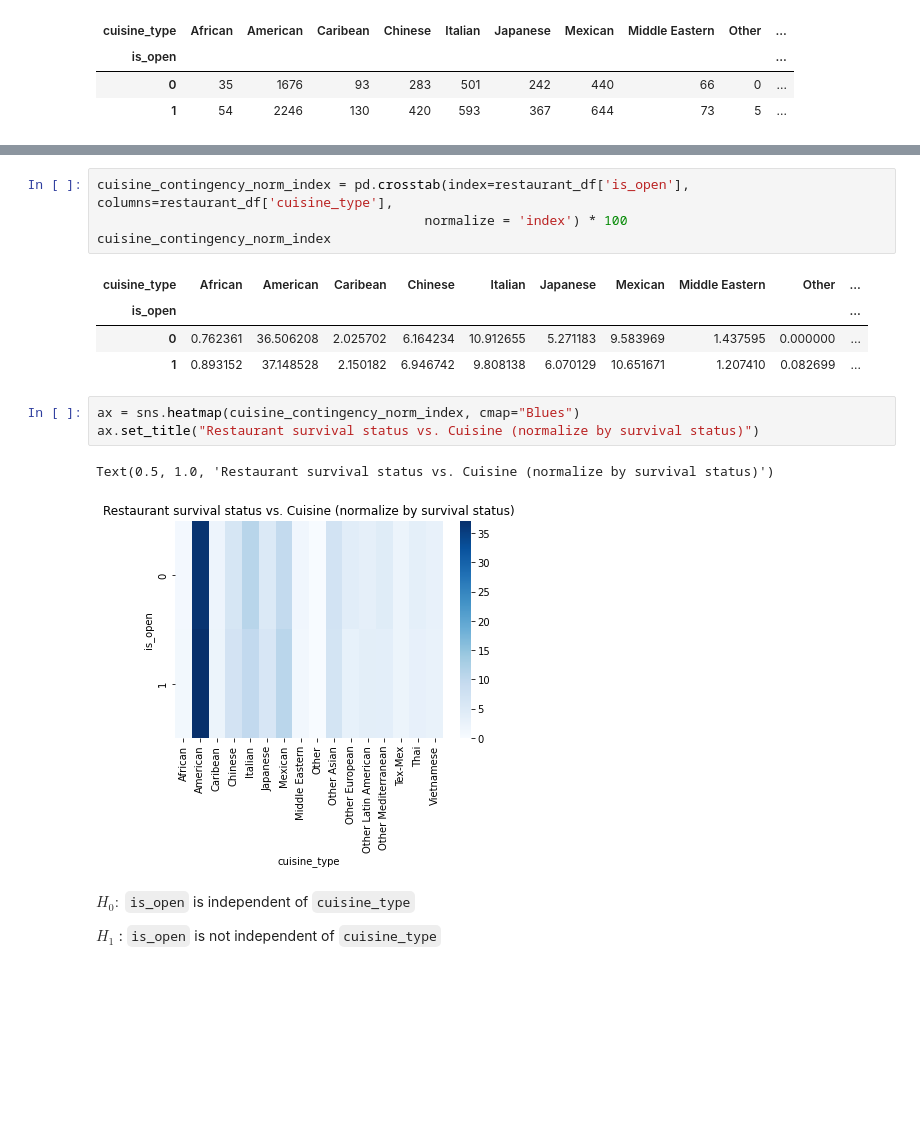
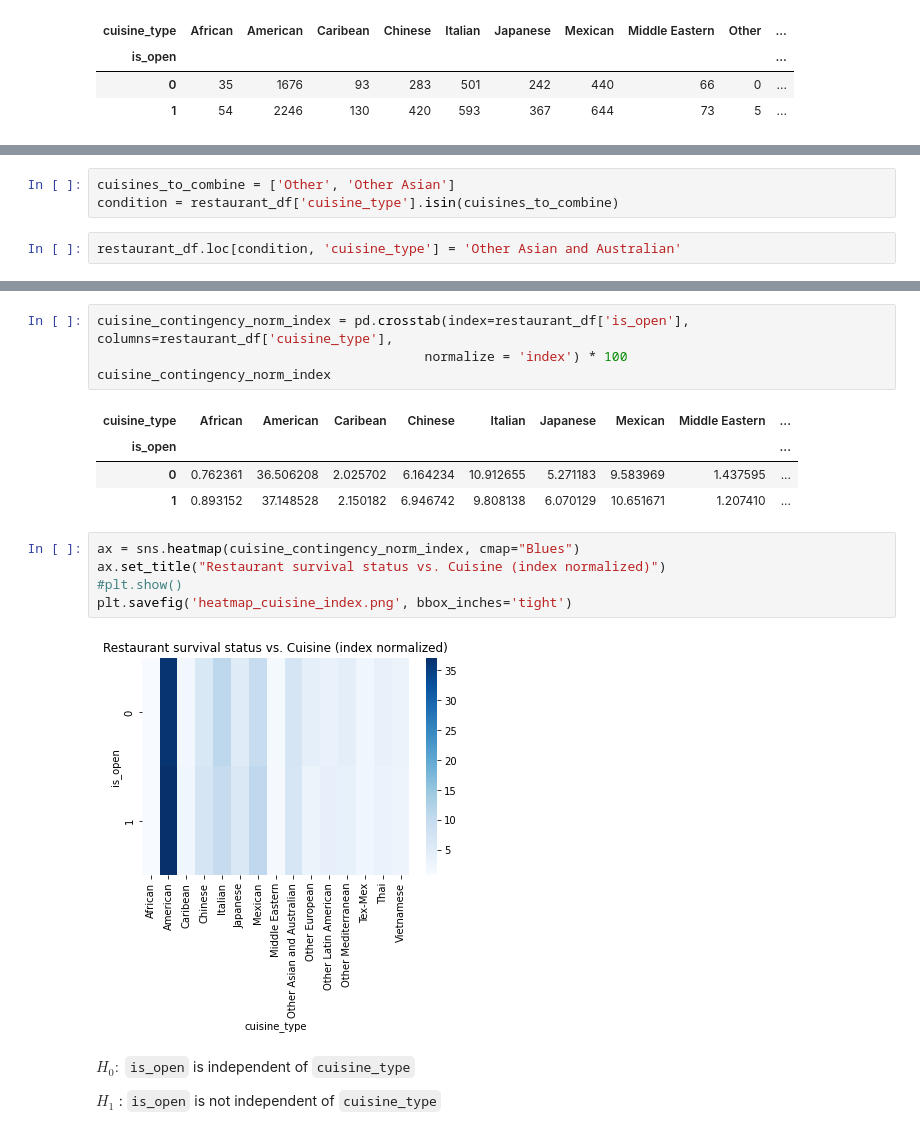
Before and after one commit to christinabrady/ds4a_women_project, a Jupyter notebook: contingency_chi2.ipynb, the cells around one changed output, grey strips where cells are left out. Cells and saved outputs as stored; diff of their text form; blank space fills up the shorter version.

```diff
--- a/contingency_chi2.ipynb
+++ b/contingency_chi2.ipynb
@@ -112,0 +137,5 @@ cuisine_contingency_table
+# %%
+cuisines_to_combine = ['Other', 'Other Asian']
+condition = restaurant_df['cuisine_type'].isin(cuisines_to_combine)
+# %%
+restaurant_df.loc[condition, 'cuisine_type'] = 'Other Asian and Australian'
@@ -136,16 +194,17 @@ cuisine_contingency_norm_index = pd.crosstab(index=restaurant_df['is_open'], col
                                           normalize = 'index') * 100
 cuisine_contingency_norm_index
 # %% [output]
-| cuisine_type | African | American | Caribean | Chinese | Italian | Japanese | Mexican | Middle Eastern | Other | ... |
-| is_open |  |  |  |  |  |  |  |  |  | ... |
-| 0 | 0.762361 | 36.506208 | 2.025702 | 6.164234 | 10.912655 | 5.271183 | 9.583969 | 1.437595 | 0.000000 | ... |
-| 1 | 0.893152 | 37.148528 | 2.150182 | 6.946742 | 9.808138 | 6.070129 | 10.651671 | 1.207410 | 0.082699 | ... |
+| cuisine_type | African | American | Caribean | Chinese | Italian | Japanese | Mexican | Middle Eastern | ... |
+| is_open |  |  |  |  |  |  |  |  | ... |
+| 0 | 0.762361 | 36.506208 | 2.025702 | 6.164234 | 10.912655 | 5.271183 | 9.583969 | 1.437595 | ... |
+| 1 | 0.893152 | 37.148528 | 2.150182 | 6.946742 | 9.808138 | 6.070129 | 10.651671 | 1.207410 | ... |
 # %%
 ax = sns.heatmap(cuisine_contingency_norm_index, cmap="Blues")
-ax.set_title("Restaurant survival status vs. Cuisine (normalize by survival status)")
+ax.set_title("Restaurant survival status vs. Cuisine (index normalized)")
+#plt.show()
+plt.savefig('heatmap_cuisine_index.png', bbox_inches='tight')
 # %% [output]
-Text(0.5, 1.0, 'Restaurant survival status vs. Cuisine (normalize by survival status)')
-[figure, old version]
+[figure, new version]
 # %% [markdown]
 $H_0 : $ `is_open` is independent of `cuisine_type`
 
```
Also changed, not shown: parts of 27 cells of this notebook, 1 other file.
